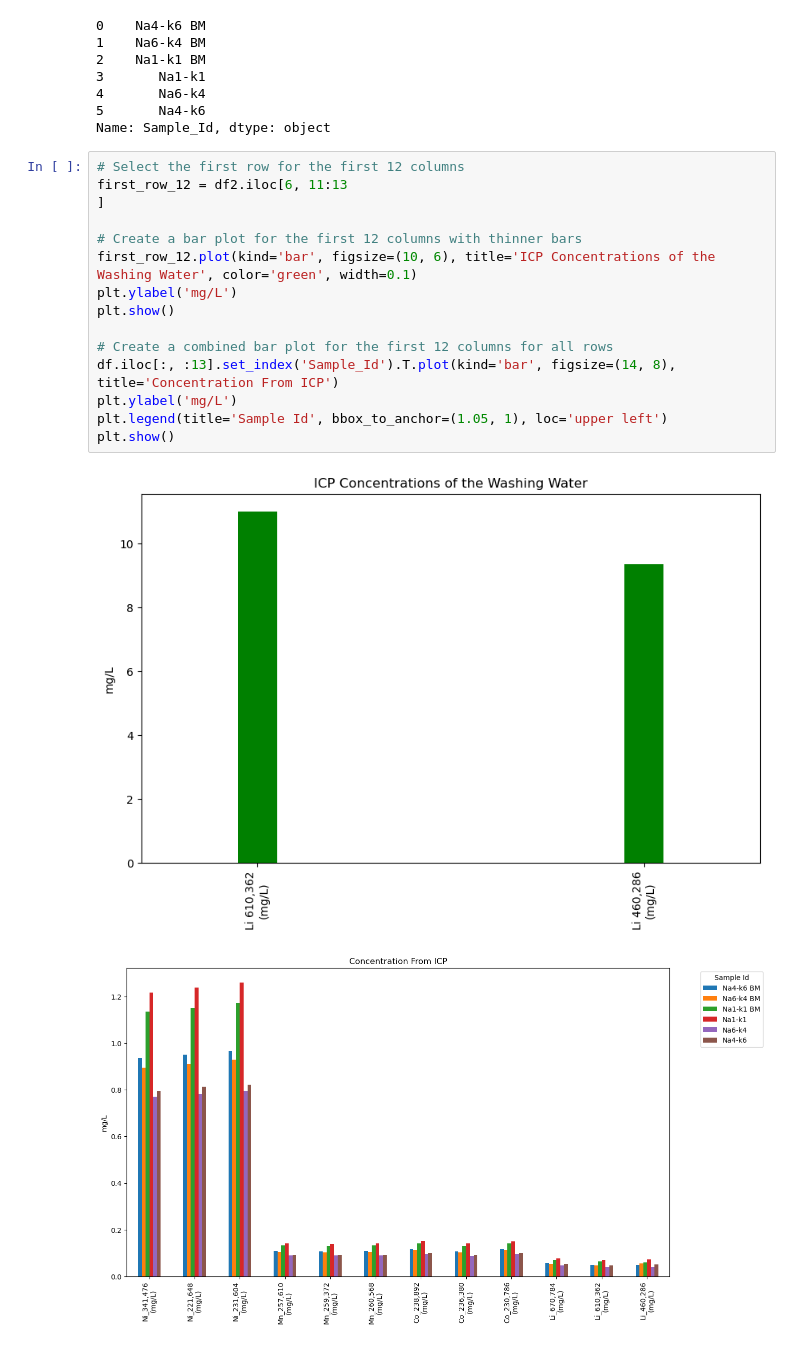
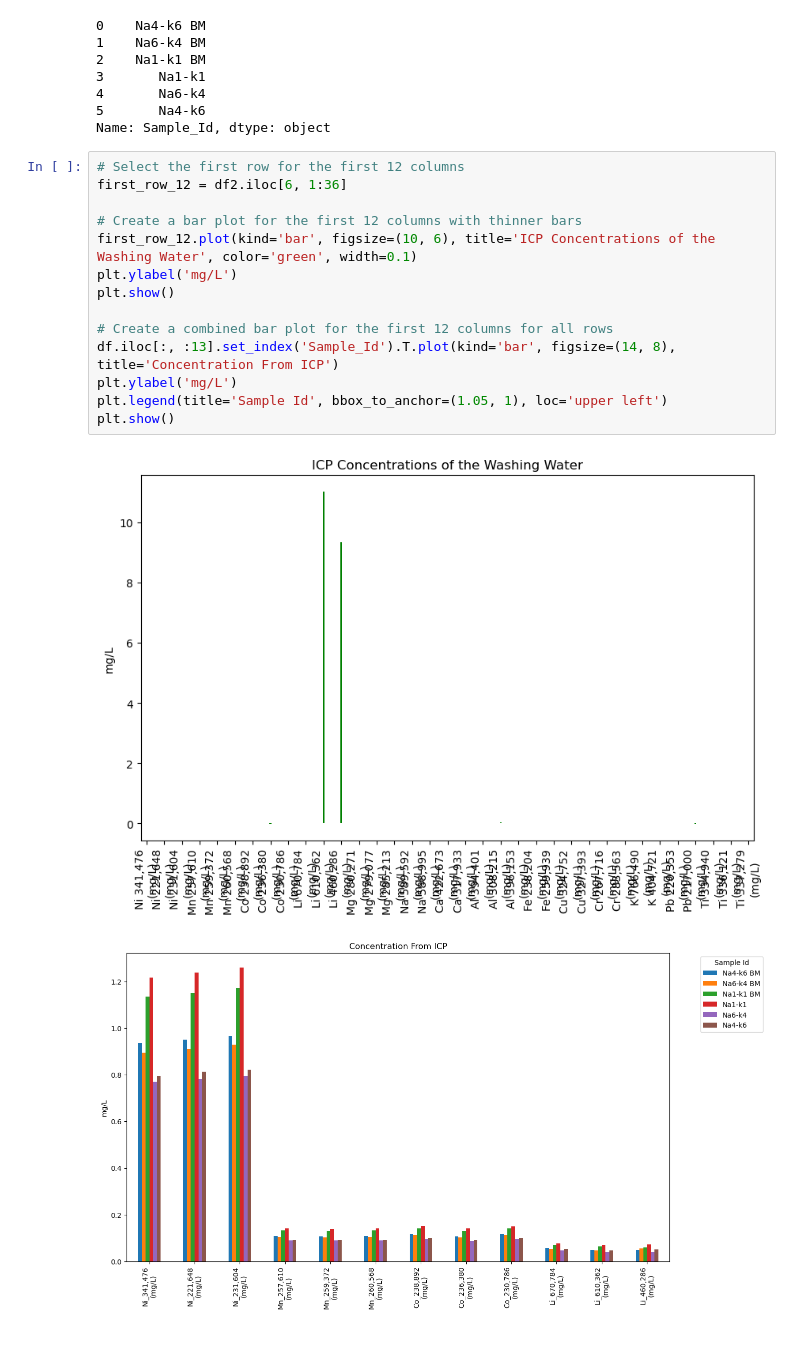
Before and after one commit to chucknorris00/LATEX, a Jupyter notebook: ICPplots.ipynb, the cells around one changed output. Drawn from its saved outputs; the diff is of its cells as text.

```diff
--- a/ICPplots.ipynb
+++ b/ICPplots.ipynb
@@ -96,19 +96,18 @@ print(df['Sample_Id'])
 Name: Sample_Id, dtype: object
 # %%
 # Select the first row for the first 12 columns
-first_row_12 = df2.iloc[6, 11:13
-]
+first_row_12 = df2.iloc[6, 1:36]
 
 # Create a bar plot for the first 12 columns with thinner bars
 first_row_12.plot(kind='bar', figsize=(10, 6), title='ICP Concentrations of the Washing Water', color='green', width=0.1)
 plt.ylabel('mg/L')
 plt.show()
 
 # Create a combined bar plot for the first 12 columns for all rows
 df.iloc[:, :13].set_index('Sample_Id').T.plot(kind='bar', figsize=(14, 8), title='Concentration From ICP')
 plt.ylabel('mg/L')
 plt.legend(title='Sample Id', bbox_to_anchor=(1.05, 1), loc='upper left')
 plt.show()
 # %% [output]
-[figure, old version]
+[figure, new version]
 [figure]
```
Also changed, not shown: parts of 3 cells of this notebook, 11 other files.
